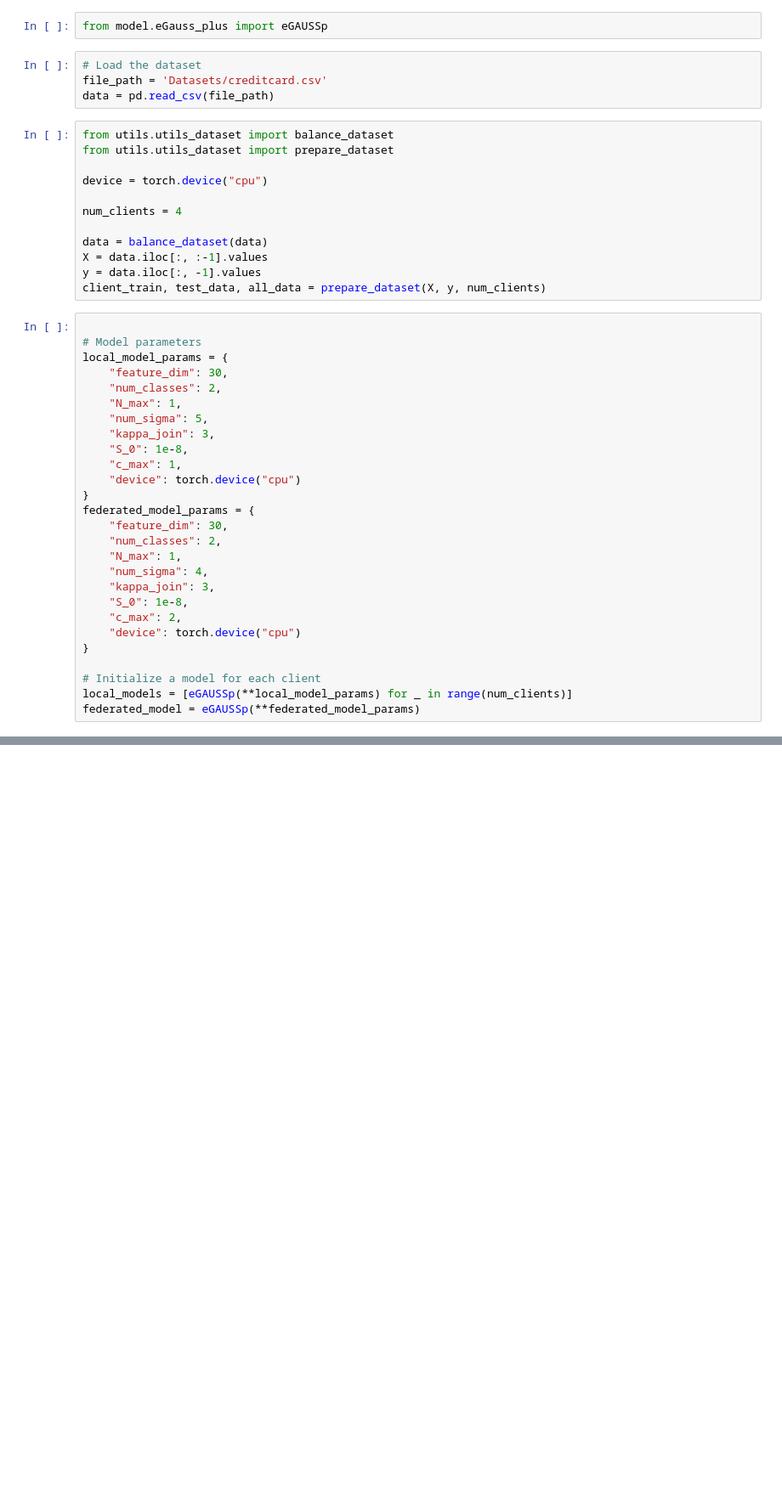
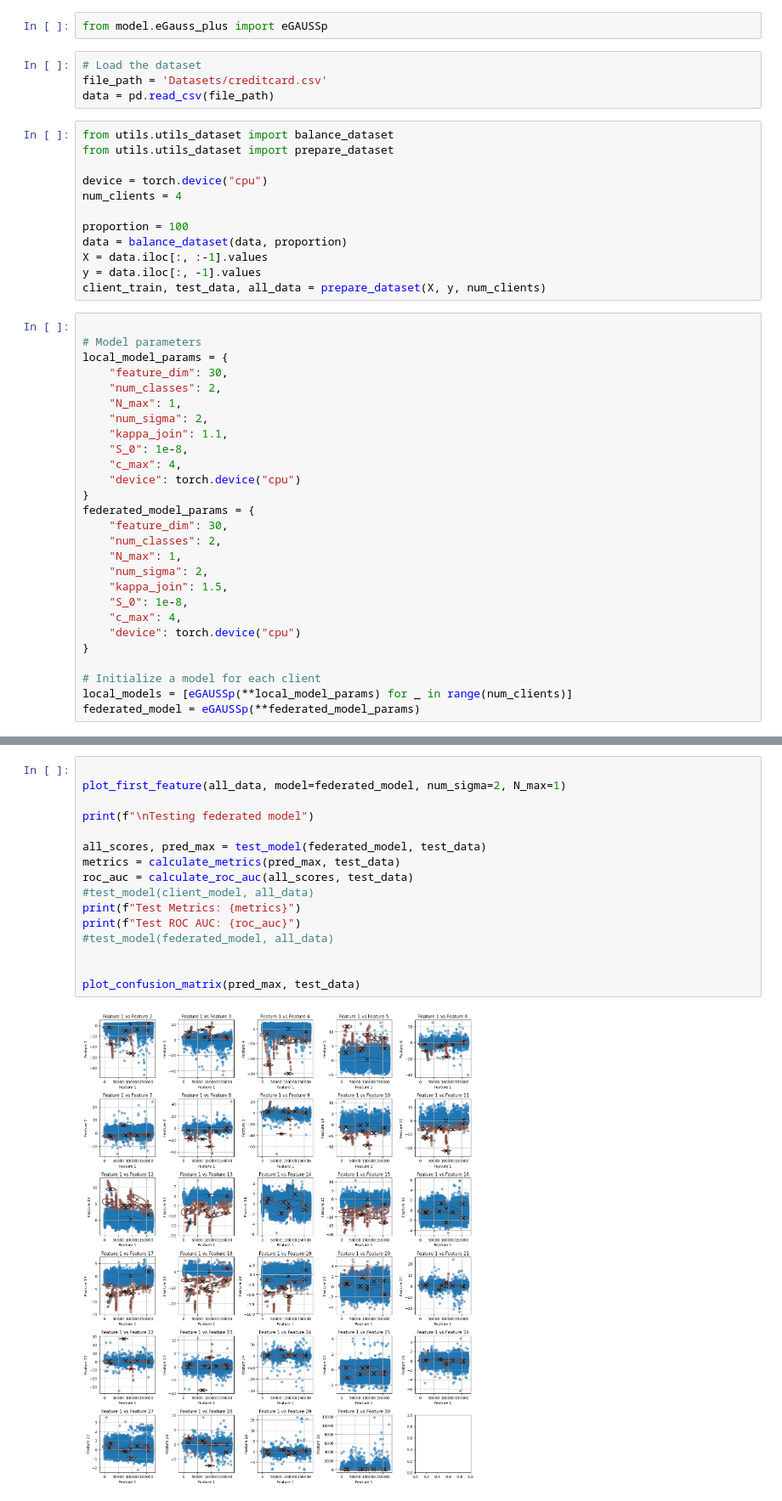
Before and after one commit to mihaozbot/eGAUSSp_Python, a Jupyter notebook: credit_fraud_experiment.ipynb, the cells around one changed output, grey strips where cells are left out. Shown at 85% size. Cells and saved outputs as stored; diff of their text form; blank space fills up the shorter version.

Commit message:
Progress i guess, fixed some bugs, macro f1 score, added roc auc, confusion matrix

```diff
--- a/credit_fraud_experiment.ipynb
+++ b/credit_fraud_experiment.ipynb
@@ -16,10 +16,10 @@ from utils.utils_dataset import balance_dataset
 from utils.utils_dataset import prepare_dataset
 
 device = torch.device("cpu")
-
 num_clients = 4
 
-data = balance_dataset(data)
+proportion = 100
+data = balance_dataset(data, proportion)
 X = data.iloc[:, :-1].values
 y = data.iloc[:, -1].values
 client_train, test_data, all_data = prepare_dataset(X, y, num_clients)
@@ -30,20 +30,20 @@ local_model_params = {
     "feature_dim": 30,
     "num_classes": 2,
     "N_max": 1,
-    "num_sigma": 5,
-    "kappa_join": 3,
+    "num_sigma": 2,
+    "kappa_join": 1.1,
     "S_0": 1e-8,
-    "c_max": 1,
+    "c_max": 4,
     "device": torch.device("cpu")
 }
 federated_model_params = {
     "feature_dim": 30,
     "num_classes": 2,
     "N_max": 1,
-    "num_sigma": 4,
-    "kappa_join": 3,
+    "num_sigma": 2,
+    "kappa_join": 1.5,
     "S_0": 1e-8,
-    "c_max": 2,
+    "c_max": 4,
     "device": torch.device("cpu")
 }
 
@@ -107,0 +162,18 @@ test_model(federated_model, test_data)
+# %%
+
+plot_first_feature(all_data, model=federated_model, num_sigma=2, N_max=1)
+
+print(f"\nTesting federated model")
+
+all_scores, pred_max = test_model(federated_model, test_data)
+metrics = calculate_metrics(pred_max, test_data)
+roc_auc = calculate_roc_auc(all_scores, test_data)
+#test_model(client_model, all_data)
+print(f"Test Metrics: {metrics}")
+print(f"Test ROC AUC: {roc_auc}")
+#test_model(federated_model, all_data)
+
+
+plot_confusion_matrix(pred_max, test_data)
+# %% [output]
+[figure, added]
```
Also changed, not shown: parts of 7 cells of this notebook, 11 other files.
